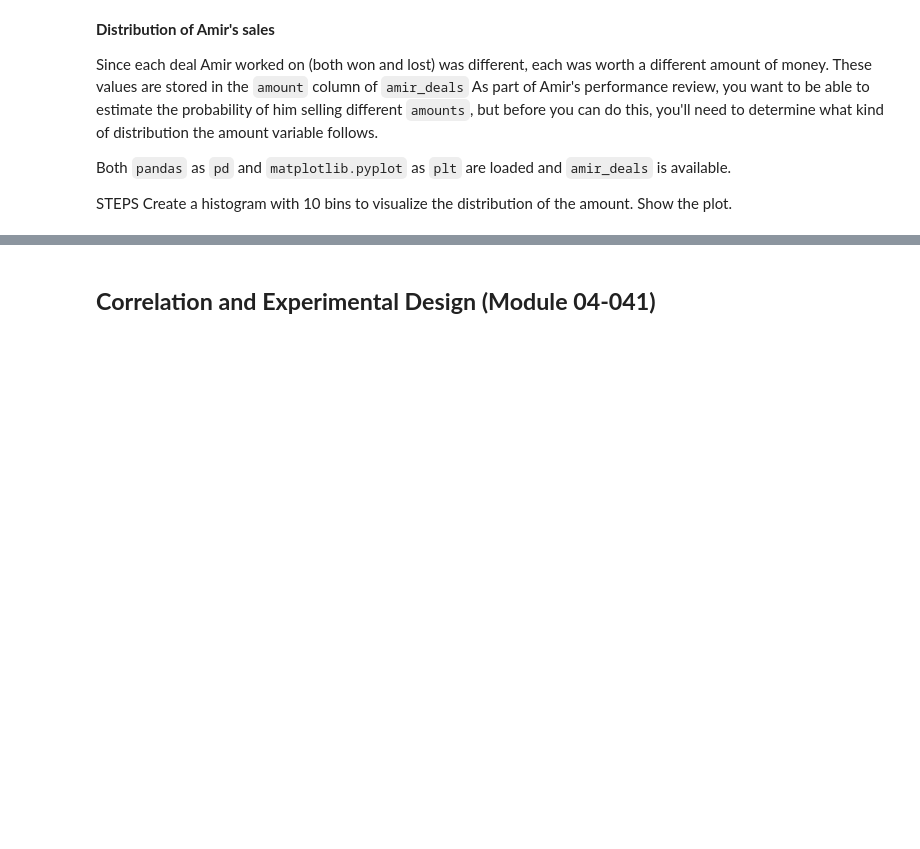
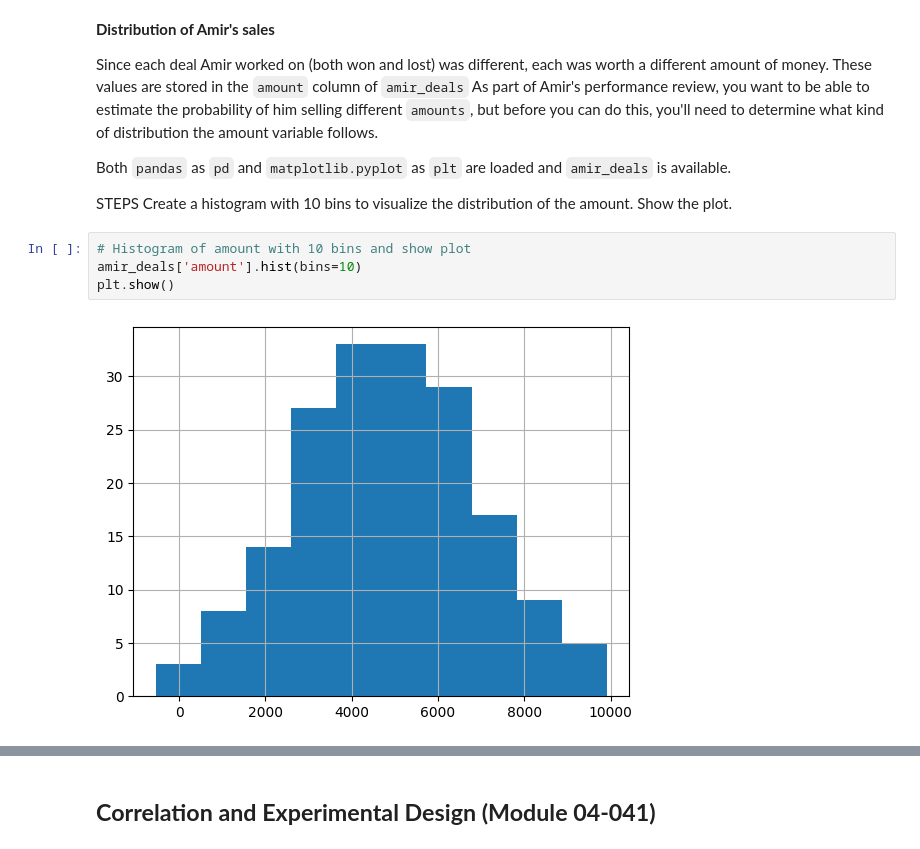
Before and after one commit to mcabas/Datacamp_Notebook, a Jupyter notebook: DataCamp.Course_041_Introduction to Statistics in Python.ipynb, the cells around one changed output, grey strips where cells are left out. Saved outputs shown, nothing was run; the diff lists cells and outputs as text; blank space fills up the shorter version.

```diff
--- a/DataCamp.Course_041_Introduction to Statistics in Python.ipynb
+++ b/DataCamp.Course_041_Introduction to Statistics in Python.ipynb
@@ -1037,3 +1037,9 @@ Both `pandas` as `pd` and `matplotlib.pyplot` as `plt` are loaded and `amir_deal
 
 STEPS
 Create a histogram with 10 bins to visualize the distribution of the amount. Show the plot.
+# %%
+# Histogram of amount with 10 bins and show plot
+amir_deals['amount'].hist(bins=10)
+plt.show()
+# %% [output]
+[figure, added]
```
Also changed, not shown: parts of 27 cells of this notebook.
